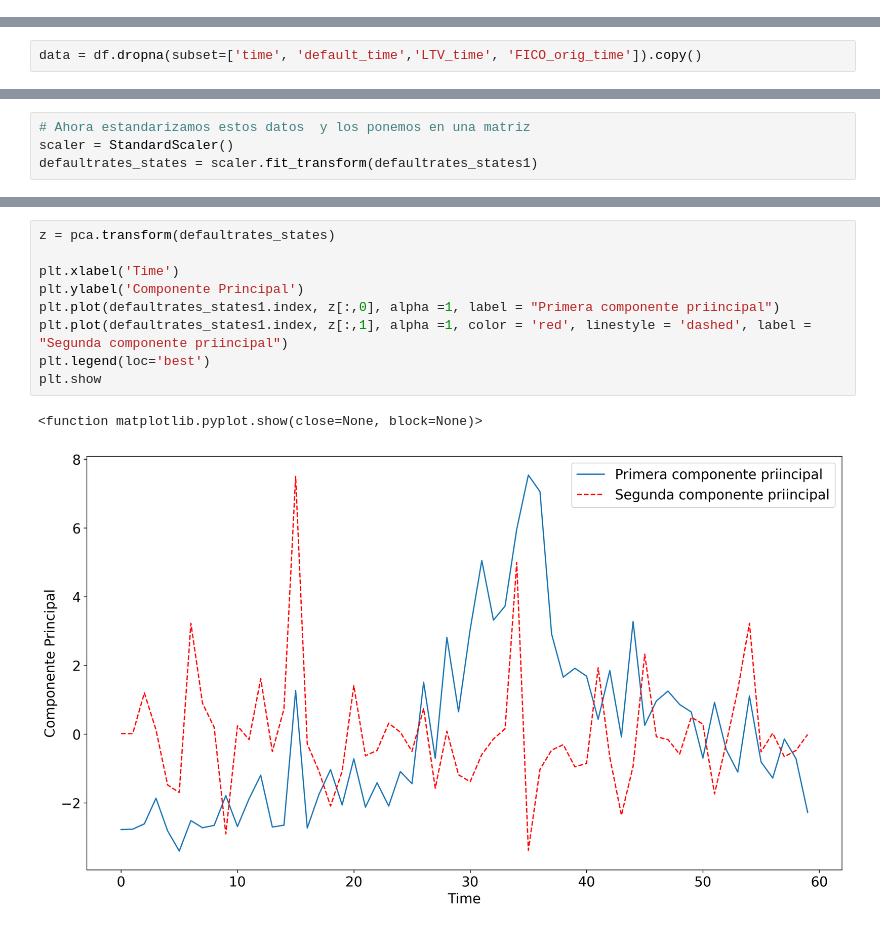
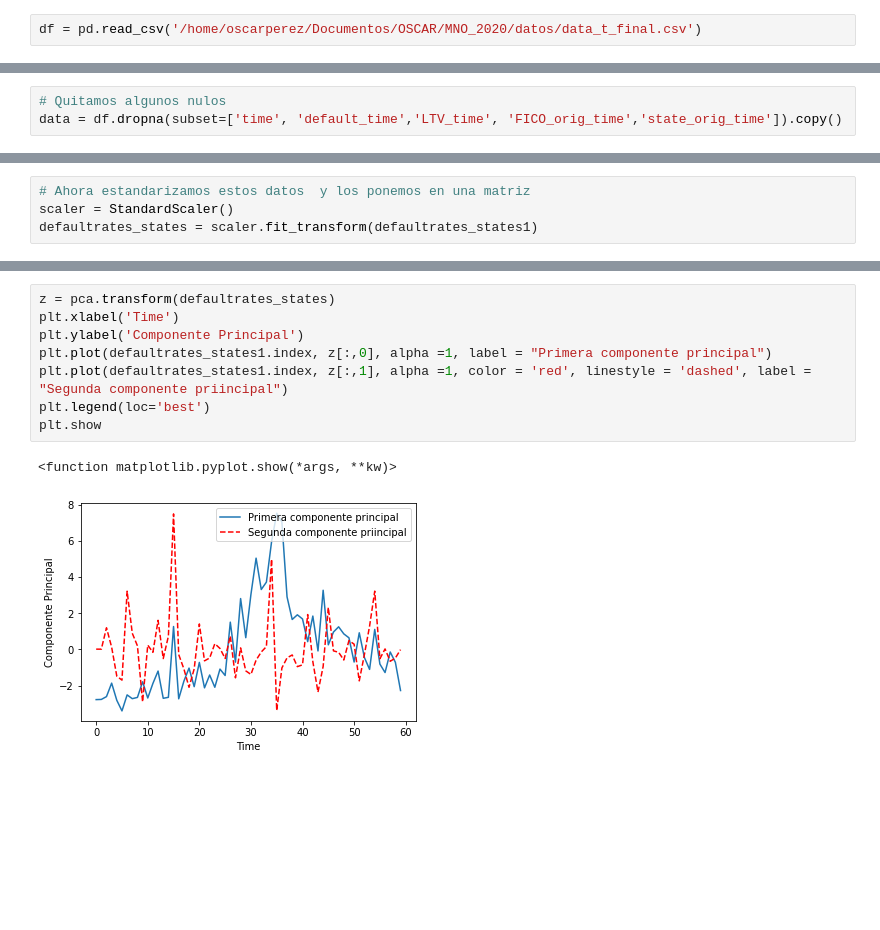
Before and after one commit to arenitss/Proyecto_Final_Analisis_Numerico_Computo_Cientifico, a Jupyter notebook: notebooks/pds_instancia_aws.ipynb, the cells around one changed output, grey strips where cells are left out. Saved outputs shown, nothing was run; the diff lists cells and outputs as text; blank space fills up the shorter version.

```diff
--- a/notebooks/pds_instancia_aws.ipynb
+++ b/notebooks/pds_instancia_aws.ipynb
@@ -87,3 +75,5 @@ df = pd.read_csv(StringData)
+# %%
+df = pd.read_csv('/home/oscarperez/Documentos/OSCAR/MNO_2020/datos/data_t_final.csv')
 # %%
 #Visualización del archivo
 # %%
@@ -109,2 +95,3 @@ df
 # %%
-data = df.dropna(subset=['time', 'default_time','LTV_time', 'FICO_orig_time']).copy()
+# Quitamos algunos nulos
+data = df.dropna(subset=['time', 'default_time','LTV_time', 'FICO_orig_time','state_orig_time']).copy()
@@ -363,13 +250,12 @@ plt.show()
 # %%
 z = pca.transform(defaultrates_states)
-
 plt.xlabel('Time')
 plt.ylabel('Componente Principal')
-plt.plot(defaultrates_states1.index, z[:,0], alpha =1, label = "Primera componente priincipal")
+plt.plot(defaultrates_states1.index, z[:,0], alpha =1, label = "Primera componente principal")
 plt.plot(defaultrates_states1.index, z[:,1], alpha =1, color = 'red', linestyle = 'dashed', label = "Segunda componente priincipal")
 plt.legend(loc='best')
 plt.show
 # %% [output]
-<function matplotlib.pyplot.show(close=None, block=None)>
+<function matplotlib.pyplot.show(*args, **kw)>
-[figure, old version]
+[figure, new version]
 # %%
```
Also changed, not shown: parts of 55 cells of this notebook.
